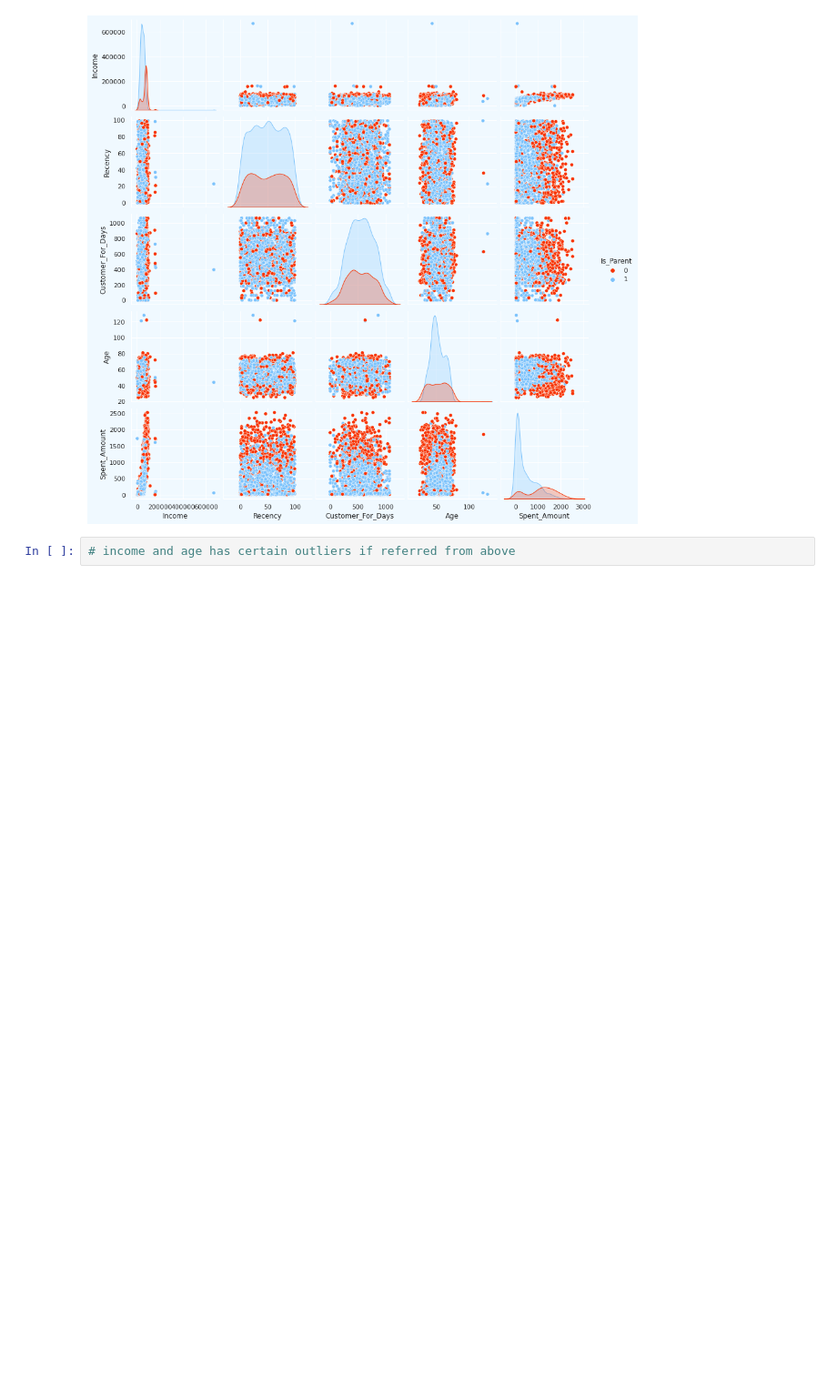
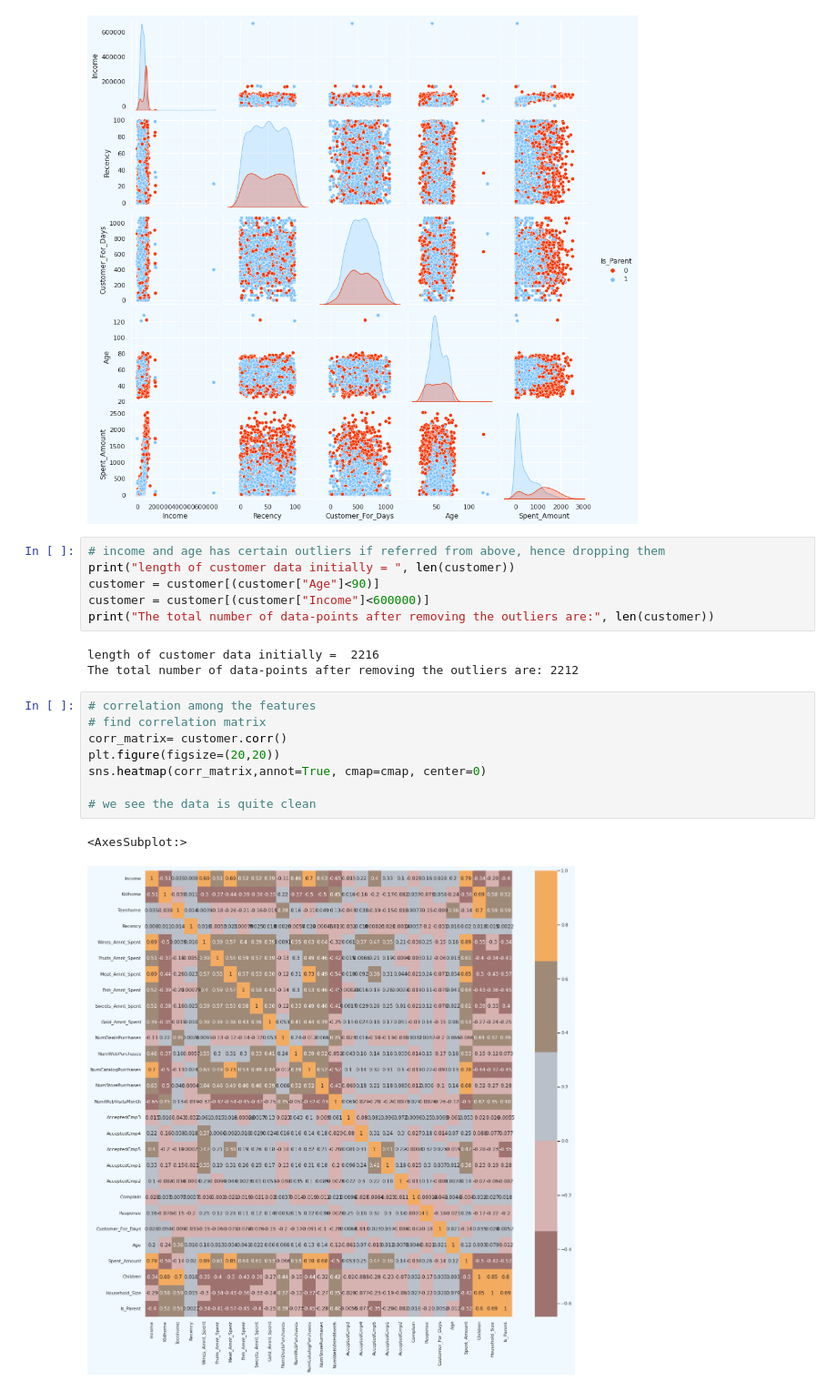
Before and after one commit to pachchigarsnehi/customer_analysis, a Jupyter notebook: customer_personality_analysis.ipynb, the cells around one changed output. Shown at 91% size. Saved outputs shown, nothing was run; the diff lists cells and outputs as text; blank space fills up the shorter version.

Commit message:
sklearn added, varipous data processing steps done

```diff
--- a/customer_personality_analysis.ipynb
+++ b/customer_personality_analysis.ipynb
@@ -301,4 +303,22 @@ Relative Plot of selected features
 <Figure size 432x288 with 0 Axes>
 [figure]
 # %%
-# income and age has certain outliers if referred from above
+# income and age has certain outliers if referred from above, hence dropping them
+print("length of customer data initially = ", len(customer))
+customer = customer[(customer["Age"]<90)]
+customer = customer[(customer["Income"]<600000)]
+print("The total number of data-points after removing the outliers are:", len(customer))
+# %% [output]
+length of customer data initially =  2216
+The total number of data-points after removing the outliers are: 2212
+# %%
+# correlation among the features
+# find correlation matrix
+corr_matrix= customer.corr()
+plt.figure(figsize=(20,20))
+sns.heatmap(corr_matrix,annot=True, cmap=cmap, center=0)
+
+# we see the data is quite clean
+# %% [output]
+<AxesSubplot:>
+[figure, added]
```
Also changed, not shown: parts of 6 cells of this notebook, 1 other file.
